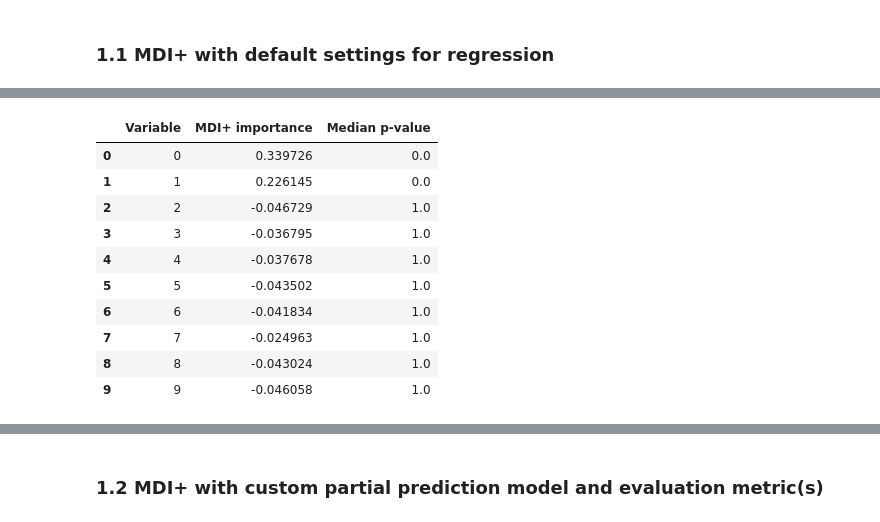
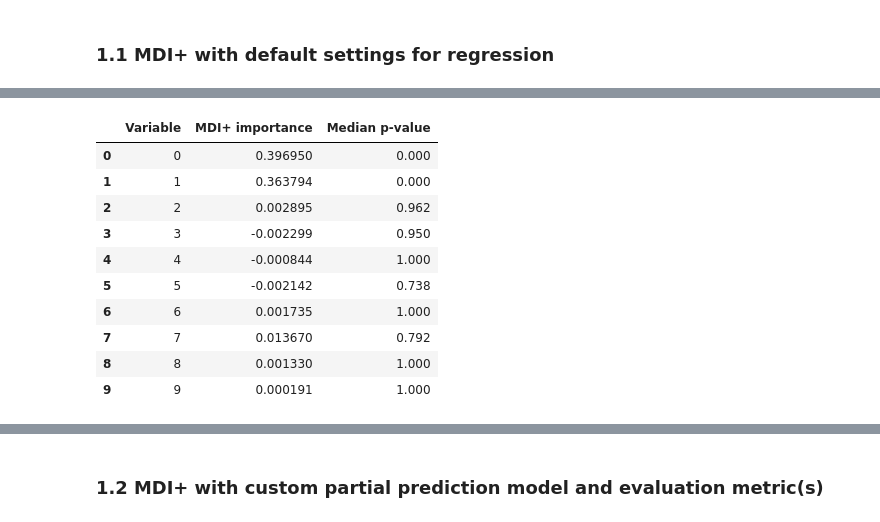
Before and after one commit to csinva/imodels, a Jupyter notebook: notebooks/mdi_plus_demo.ipynb, the cells around one changed output, grey strips where cells are left out. Saved outputs shown, nothing was run; the diff lists cells and outputs as text; code cells hidden in the pictures.

```diff
--- a/notebooks/mdi_plus_demo.ipynb
+++ b/notebooks/mdi_plus_demo.ipynb
@@ -65,10 +65,10 @@ mdi_plus_scores.sort_values("importance", ascending=False)
 # %%
 # fit RF+
-rf_plus_model = RandomForestPlusRegressor(rf_model=rf_regressor, sample_split="oob", prediction_model=RidgeRegressorPPM(loo=False))
+rf_plus_model = RandomForestPlusRegressor(rf_model=rf_regressor, sample_split="oob_only", prediction_model=RidgeRegressorPPM(loo=False))
 rf_plus_model.fit(X_train, y_train)
 
 # get MDI+ scores (higher r^2 value = greater importance)
-mdi_plus_scores = rf_plus_model.get_mdi_plus_scores(X_train, y_train, pval=True)
+mdi_plus_scores = rf_plus_model.get_mdi_plus_scores(X_train, y_train, pval="f")
 mdi_plus_scores.sort_values("importance", ascending=False)
 # %% [output]
 |  | var | importance |
@@ -124,17 +124,17 @@ df_p
 10 rows × 100 columns
 # %%
-pd.concat([mdi_plus_scores, df_p.median(axis=1).round(3)], axis=1).rename(
+pd.concat([mdi_plus_scores,  np.minimum(1, 2 * df_p.median(axis=1).round(3))], axis=1).rename(
     columns={"var": "Variable", "importance": "MDI+ importance", 0: "Median p-value"}
 )
 # %% [output]
 |  | Variable | MDI+ importance | Median p-value |
-| 0 | 0 | 0.339726 | 0.0 |
-| 1 | 1 | 0.226145 | 0.0 |
-| 2 | 2 | -0.046729 | 1.0 |
-| 3 | 3 | -0.036795 | 1.0 |
-| 4 | 4 | -0.037678 | 1.0 |
-| 5 | 5 | -0.043502 | 1.0 |
-| 6 | 6 | -0.041834 | 1.0 |
-| 7 | 7 | -0.024963 | 1.0 |
-| 8 | 8 | -0.043024 | 1.0 |
-| 9 | 9 | -0.046058 | 1.0 |
+| 0 | 0 | 0.396950 | 0.000 |
+| 1 | 1 | 0.363794 | 0.000 |
+| 2 | 2 | 0.002895 | 0.962 |
+| 3 | 3 | -0.002299 | 0.950 |
+| 4 | 4 | -0.000844 | 1.000 |
+| 5 | 5 | -0.002142 | 0.738 |
+| 6 | 6 | 0.001735 | 1.000 |
+| 7 | 7 | 0.013670 | 0.792 |
+| 8 | 8 | 0.001330 | 1.000 |
+| 9 | 9 | 0.000191 | 1.000 |
```
Also changed, not shown: parts of 21 cells of this notebook, 2 other files.
